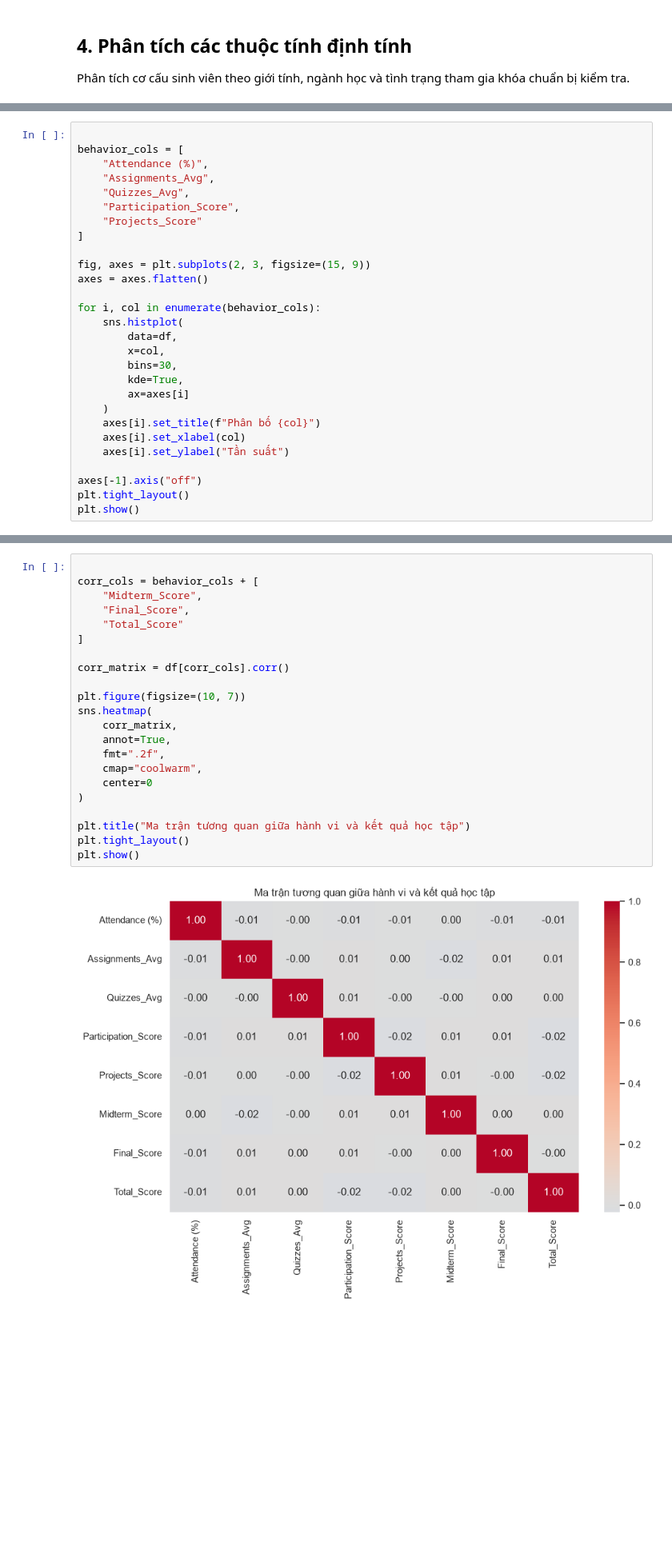
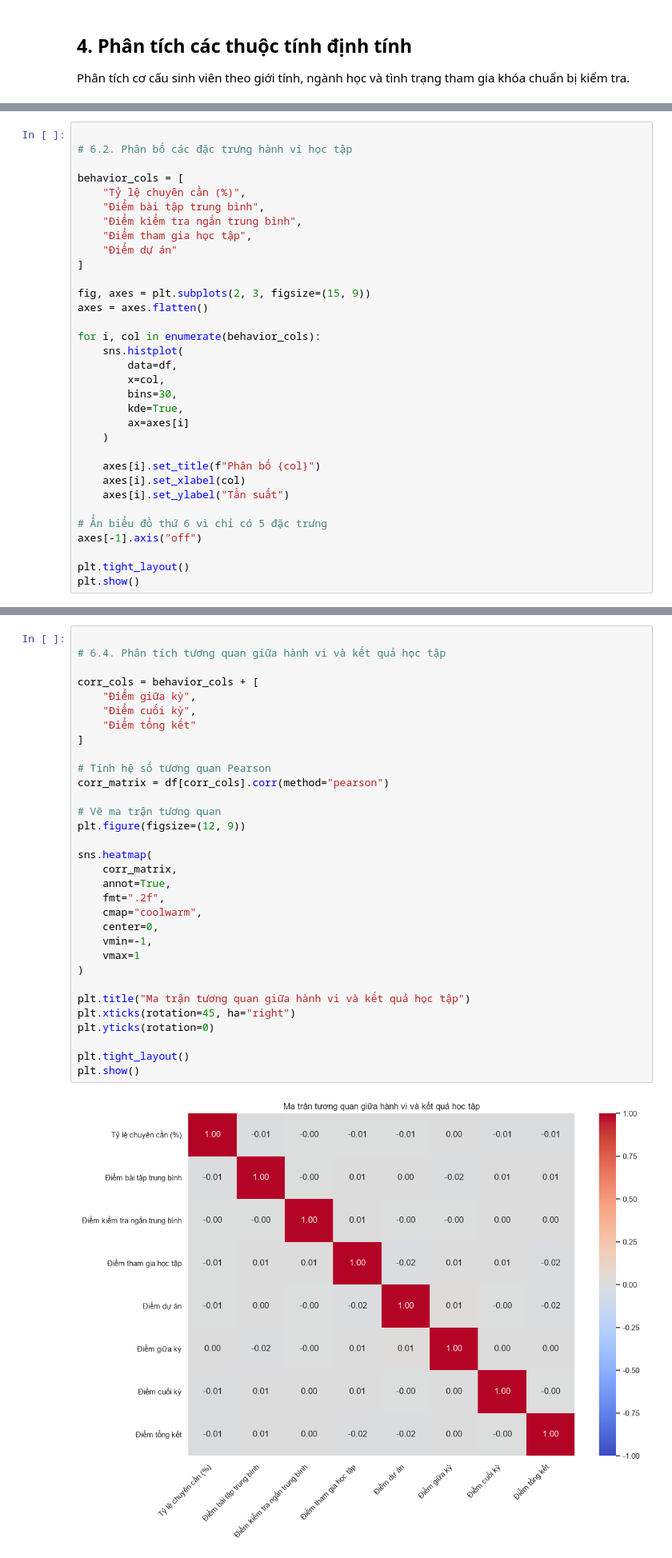
Before and after one commit to VTKhanhLinh/Nhom13_DoAn, a Jupyter notebook: notebooks/01_eda.ipynb, the cells around one changed output, grey strips where cells are left out. Shown at 80% size. Drawn from its saved outputs; the diff is of its cells as text; blank space fills up the shorter version.

```diff
--- a/notebooks/01_eda.ipynb
+++ b/notebooks/01_eda.ipynb
@@ -313,11 +289,13 @@ Các biểu đồ giúp quan sát xu hướng phân bố và sự khác biệt g
 # %%
 
+# 6.2. Phân bố các đặc trưng hành vi học tập
+
 behavior_cols = [
-    "Attendance (%)",
-    "Assignments_Avg",
-    "Quizzes_Avg",
-    "Participation_Score",
-    "Projects_Score"
+    "Tỷ lệ chuyên cần (%)",
+    "Điểm bài tập trung bình",
+    "Điểm kiểm tra ngắn trung bình",
+    "Điểm tham gia học tập",
+    "Điểm dự án"
 ]
 
 fig, axes = plt.subplots(2, 3, figsize=(15, 9))
@@ -331,11 +309,14 @@ for i, col in enumerate(behavior_cols):
         kde=True,
         ax=axes[i]
     )
+
     axes[i].set_title(f"Phân bố {col}")
     axes[i].set_xlabel(col)
     axes[i].set_ylabel("Tần suất")
 
+# Ẩn biểu đồ thứ 6 vì chỉ có 5 đặc trưng
 axes[-1].axis("off")
+
 plt.tight_layout()
 plt.show()
 # %% [output]
@@ -375,28 +359,38 @@ Mục đích:
 - Tìm hiểu mối liên hệ giữa hành vi và kết quả học tập.
 # %%
 
+# 6.4. Phân tích tương quan giữa hành vi và kết quả học tập
+
 corr_cols = behavior_cols + [
-    "Midterm_Score",
-    "Final_Score",
-    "Total_Score"
+    "Điểm giữa kỳ",
+    "Điểm cuối kỳ",
+    "Điểm tổng kết"
 ]
 
-corr_matrix = df[corr_cols].corr()
+# Tính hệ số tương quan Pearson
+corr_matrix = df[corr_cols].corr(method="pearson")
 
-plt.figure(figsize=(10, 7))
+# Vẽ ma trận tương quan
+plt.figure(figsize=(12, 9))
+
 sns.heatmap(
     corr_matrix,
     annot=True,
     fmt=".2f",
     cmap="coolwarm",
-    center=0
+    center=0,
+    vmin=-1,
+    vmax=1
 )
 
 plt.title("Ma trận tương quan giữa hành vi và kết quả học tập")
+plt.xticks(rotation=45, ha="right")
+plt.yticks(rotation=0)
+
 plt.tight_layout()
 plt.show()
 # %% [output]
-[figure, old version]
+[figure, new version]
 # %% [markdown]
 
 ## 7. Đề xuất đặc trưng cho mô hình K-Means
```
Also changed, not shown: parts of 10 cells of this notebook, 2 other files.
